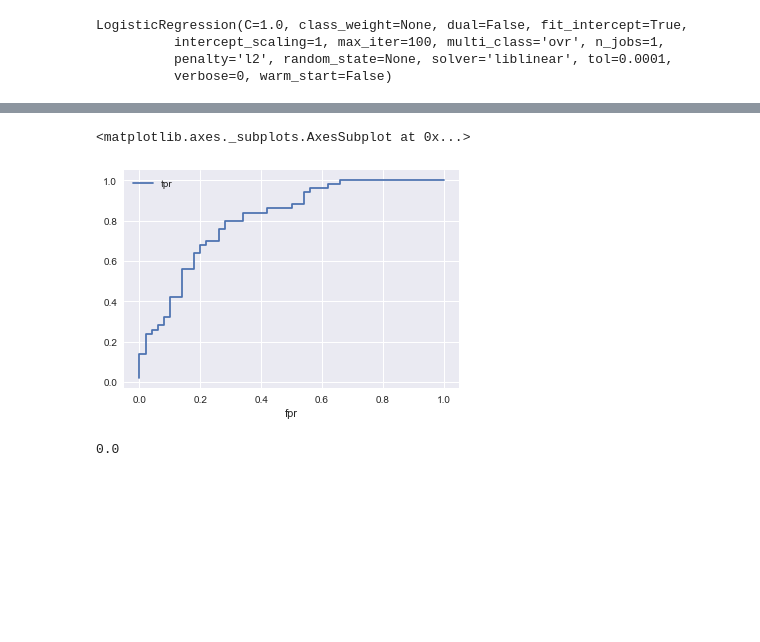
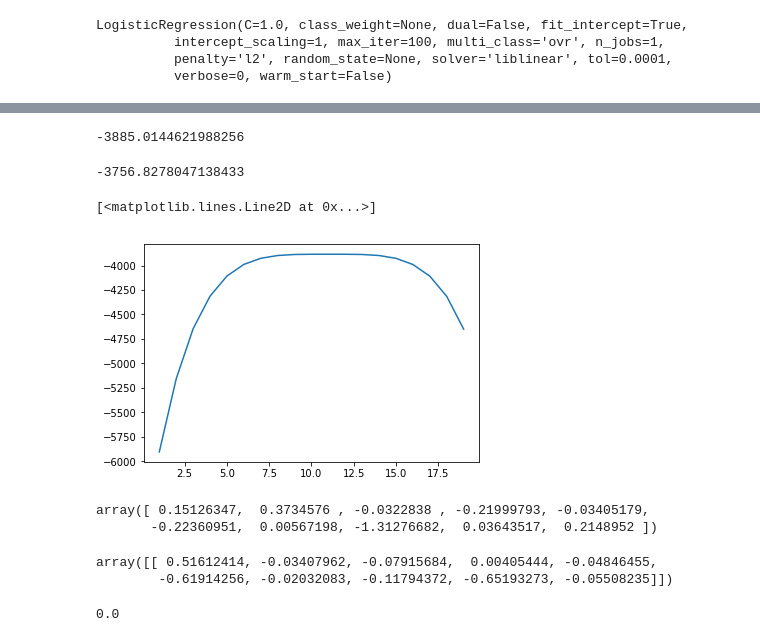
Before and after one commit to doriang102/doriang102.github.io, a Jupyter notebook: notebooks/Classification in Python.ipynb, the cells around one changed output, grey strips where cells are left out. Saved outputs shown, nothing was run; the diff lists cells and outputs as text; code cells hidden in the pictures; blank space fills up the shorter version.

```diff
--- a/notebooks/Classification in Python.ipynb
+++ b/notebooks/Classification in Python.ipynb
@@ -21,15 +46,7 @@ LogisticRegression(C=1.0, class_weight=None, dual=False, fit_intercept=True,
 from sklearn import metrics
 import pandas as pd
 %matplotlib inline
-preds = clf.predict_proba(Xtest)[:,1]
-fpr, tpr, _ = metrics.roc_curve(ytest, preds)
 
-df = pd.DataFrame(dict(fpr=fpr, tpr=tpr))
 df_X=pd.DataFrame(X)
 df_X['score']=clf.predict_proba(df_X)[:,1]
 df_X['outcome']=y_vals
-
-df.plot(x='fpr',y='tpr')
-# %% [output]
-<matplotlib.axes._subplots.AxesSubplot at 0x...>
-[figure, removed]
@@ -35,0 +60,8 @@ df.plot(x='fpr',y='tpr')
+# %%
+log_like(X,y,clf.coef_)
+# %% [output]
+-3885.0144621988256
+# %%
+log_like(X,y,clf.coef_-0.1)
+# %% [output]
+-3756.8278047138433
@@ -35,0 +75,11 @@ df.plot(x='fpr',y='tpr')
+# %%
+import matplotlib.pyplot as plt
+plt.plot(coefs,logs)
+# %% [output]
+[<matplotlib.lines.Line2D at 0x...>]
+[figure, added]
+# %%
+clf.coef_[0]
+# %% [output]
+array([ 0.15126347,  0.3734576 , -0.0322838 , -0.21999793, -0.03405179,
+       -0.22360951,  0.00567198, -1.31276682,  0.03643517,  0.2148952 ])
@@ -36,3 +88,8 @@ df.plot(x='fpr',y='tpr')
+# %%
+clf.coef_
+# %% [output]
+array([[ 0.51612414, -0.03407962, -0.07915684,  0.00405444, -0.04846455,
+        -0.61914256, -0.02032083, -0.11794372, -0.65193273, -0.05508235]])
 # %%
 import seaborn
 import matplotlib.pyplot as plt
```
Also changed, not shown: parts of 14 cells of this notebook, 13 other files.
